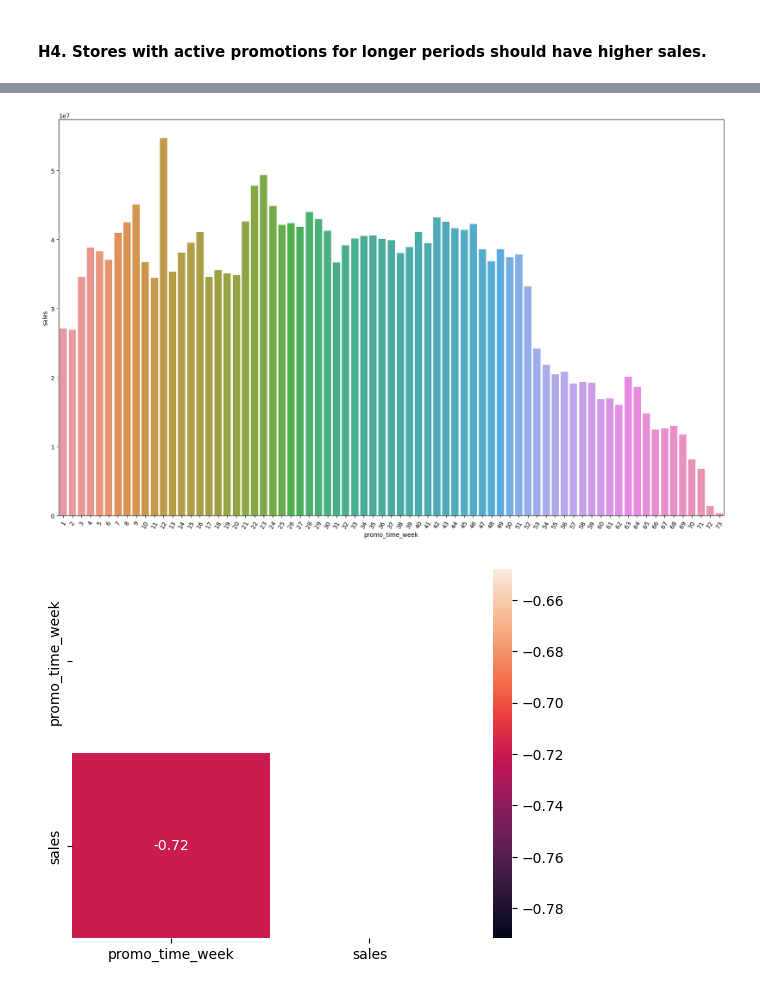
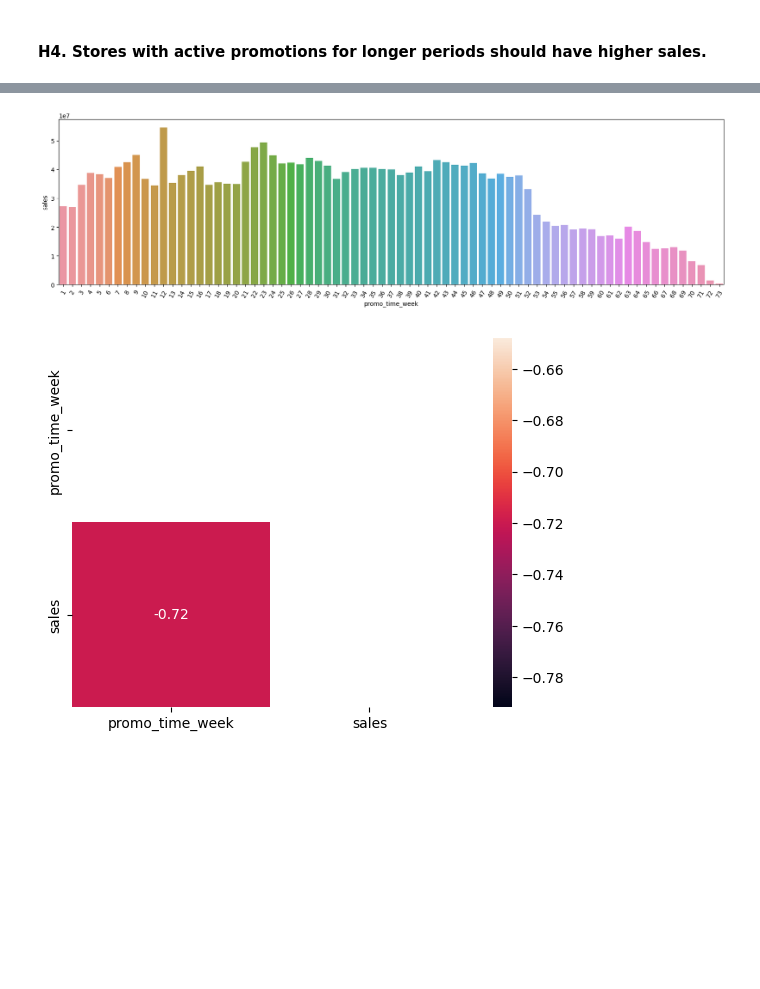
Before and after one commit to lucasquemelli/Rossman_Store_Sales, a Jupyter notebook: rossmann_store_sales.ipynb, the cells around one changed output, grey strips where cells are left out. Cells and saved outputs as stored; diff of their text form; code cells hidden in the pictures; blank space fills up the shorter version.

```diff
--- a/rossmann_store_sales.ipynb
+++ b/rossmann_store_sales.ipynb
@@ -1135,13 +1115,13 @@ df4.sample(4).T
 # %%
 aux1 = df4[df4["promo_time_week"] > 0]
 aux1 = aux1[["sales", "promo_time_week"]].groupby("promo_time_week").sum().reset_index()
 
-plt.figure(figsize = (20,12))
+plt.figure(figsize = (20,5))
 
 sns.barplot(x="promo_time_week", y="sales", data=aux1)
 plt.xticks(rotation=60);
 # %% [output]
-[figure, old version]
+[figure, new version]
 # %%
 mask = np.zeros_like(aux1.corr(method="pearson"), dtype=bool)
 mask[np.triu_indices_from(mask)] = True
```
Also changed, not shown: parts of 7 cells of this notebook.
